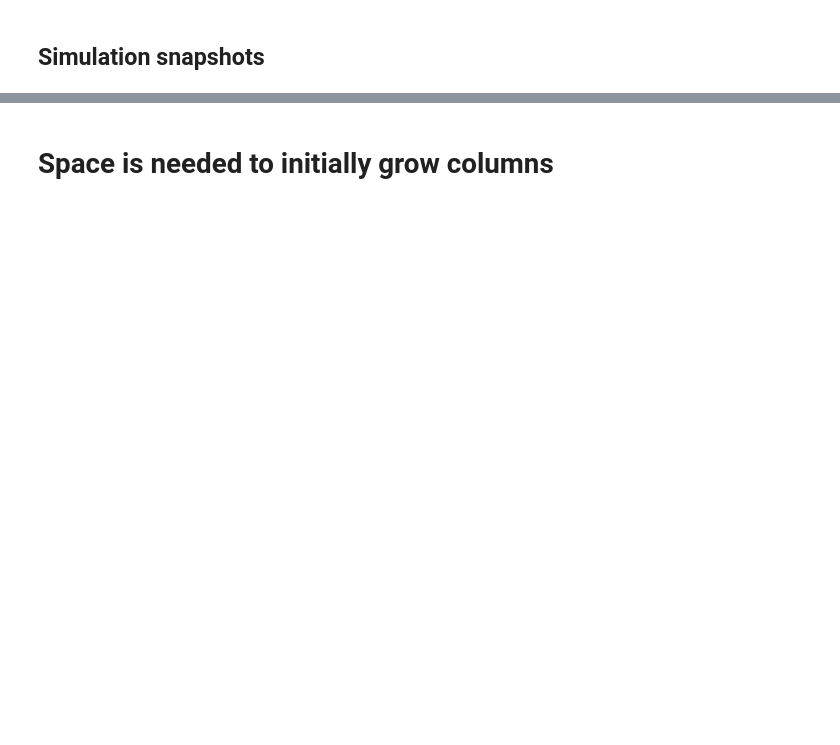
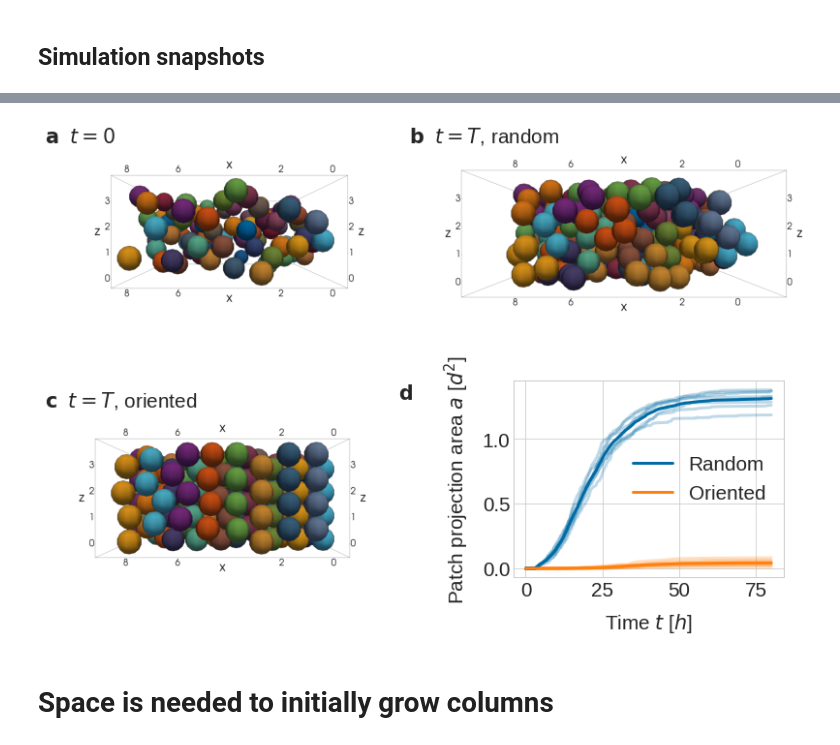
Before and after one commit to somathias/CartilageCBM, a Jupyter notebook: exp-mesenchymal_condensation_draft.ipynb, the cells around one changed output, grey strips where cells are left out. Saved outputs shown, nothing was run; the diff lists cells and outputs as text; code cells hidden in the pictures; blank space fills up the shorter version.

```diff
--- a/exp-mesenchymal_condensation_draft.ipynb
+++ b/exp-mesenchymal_condensation_draft.ipynb
@@ -229,3 +179,78 @@ plt.imshow(image)
+# %%
+fig, ((ax1, ax2), (ax3, ax4)) = plt.subplots(2, 2,
+                                             figsize=(14,10),
+                                             gridspec_kw={'height_ratios': [1,1], 'hspace': 0.01, 'wspace':0.1},
+                                             #constrained_layout=True
+                                            )
+
+# time steps are consistent across runs, so it's sufficient to load them from a single path
+times_d, coords_d = sm.read_in_data('/home/kubuntu1804/Documents/sf_simulation_results/'+dir_directed + '0/results_from_time_0/')
+
+
+initial = mpimg.imread('/home/kubuntu1804/Documents/sf_simulation_results/'+dir_directed+'/0/threshold_48_minus_y_t0.png')
+#crop
+initial = initial[100:-100, 450:-480]
+ax1.imshow(initial)
+ax1.grid(False)
+ax1.axis('off')
+ax1.set_title(r'$\bf a$  $t=0$', loc='left')
+
+
+directed = mpimg.imread('/home/kubuntu1804/Documents/sf_simulation_results/'+dir_directed+'/0/threshold_48_minus_y_t800.png')
+#crop
+directed = directed[100:-100, 450:-480]
+ax3.imshow(directed)
+ax3.grid(False)
+ax3.axis('off')
+ax3.set_title(r'$\bf c$  $t=T$, oriented', loc='left')
+
+random = mpimg.imread('/home/kubuntu1804/Documents/sf_simulation_results/'+dir_random+'/0/threshold_48_minus_y_t800.png')
+#crop
+random = random[100:-100, 450:-480]
+ax2.imshow(random)
+ax2.grid(False)
+ax2.axis('off')
+ax2.set_title(r'$\bf b$  $t=T$, random', x=0.12)
+
+#ax1.set_xticks([])
+#ax1.set_yticks([])
+
+
+
+
+ppa_av_d = np.zeros(times_d.shape)
+for seed in range(8):
+    ppa = np.loadtxt('/home/kubuntu1804/Documents/sf_simulation_results/'+dir_directed+str(seed)+'/results_from_time_0/metrics_results/data_patch_projection_area_av.txt', dtype=float)
+    ax4.plot(times_d, ppa, color=defcolors[1], alpha=0.25)
+    ppa_av_d += ppa
+ppa_av_d = ppa_av_d /8
+
+# time steps are consistent across runs, so it's sufficient to load them from a single path
+times_r, coords_r = sm.read_in_data('/home/kubuntu1804/Documents/sf_simulation_results/'+dir_random + '0/results_from_time_0/')
+
+ppa_av_r = np.zeros(times_r.shape)
+for seed in range(8):
+    ppa = np.loadtxt('/home/kubuntu1804/Documents/sf_simulation_results/'+dir_random+str(seed)+'/results_from_time_0/metrics_results/data_patch_projection_area_av.txt', dtype=float)
+    ax4.plot(times_r, ppa, color=defcolors[0], alpha=0.25)
+    ppa_av_r += ppa
+ppa_av_r = ppa_av_r /8
+
+
+
+ax4.plot(times_r, ppa_av_r, color=defcolors[0], label='Random')
+ax4.plot(times_d, ppa_av_d, color=defcolors[1], label='Oriented')
+ax4.legend()
+#plt.title('distance 4.0')
+ax4.set_xlabel('Time $t$ [$h$]')
+ax4.set_ylabel('Patch projection area $a$ [$d^2$]')
+ax4.set_title(r'$\bf d$', x=-0.4, y=0.85)
+
+ll, bb, ww, hh = ax4.get_position().bounds
+ax4.set_position([ll+0.2*ww, bb+0.2*hh, ww*0.75, hh*0.75])
+
+plt.savefig(path_to_plots+'ppa_orientation.pdf', bbox_inches='tight')
+# %% [output]
+[figure, added]
 # %% [markdown]
 # Space is needed to initially grow columns
 # %% [markdown]
```
Also changed, not shown: parts of 38 cells of this notebook, 1 other file.
